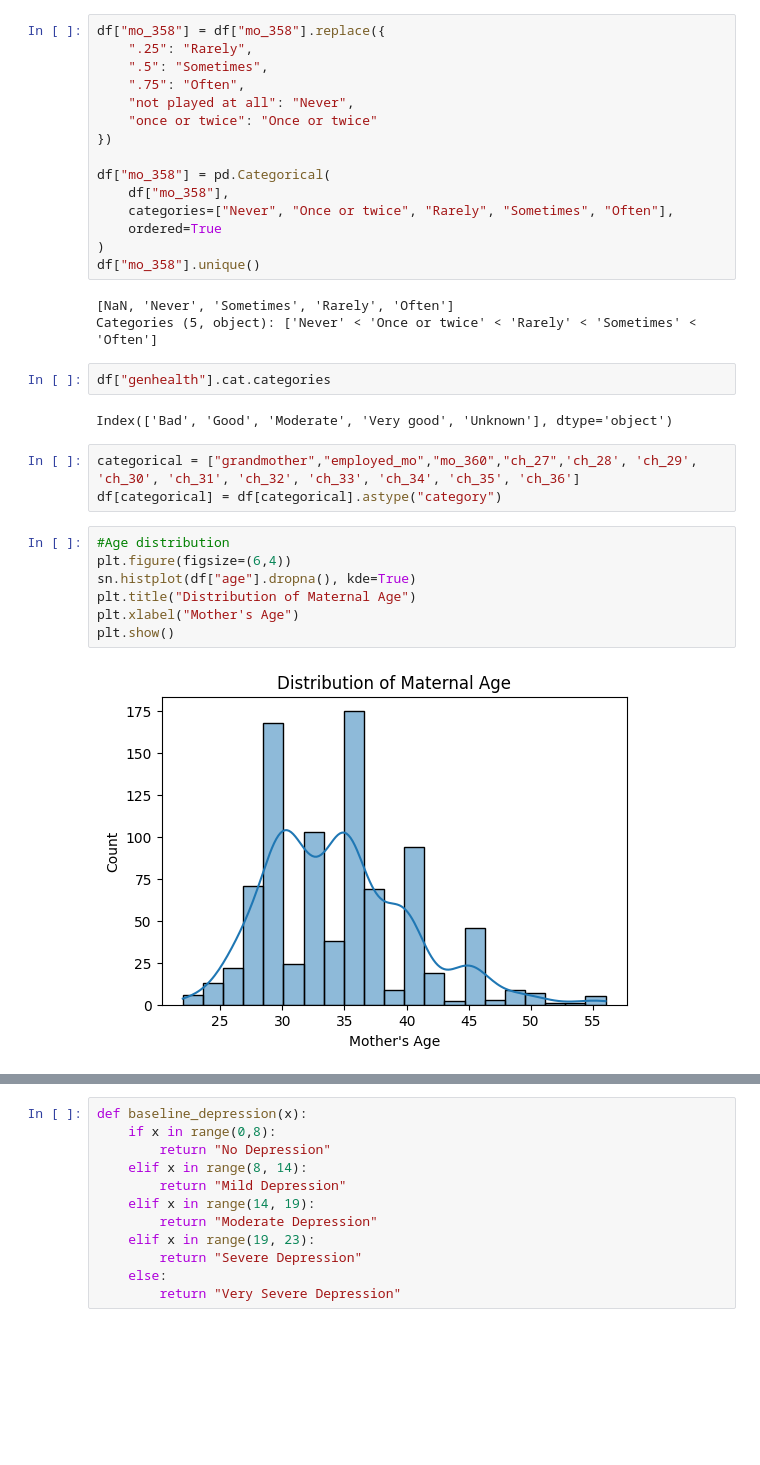
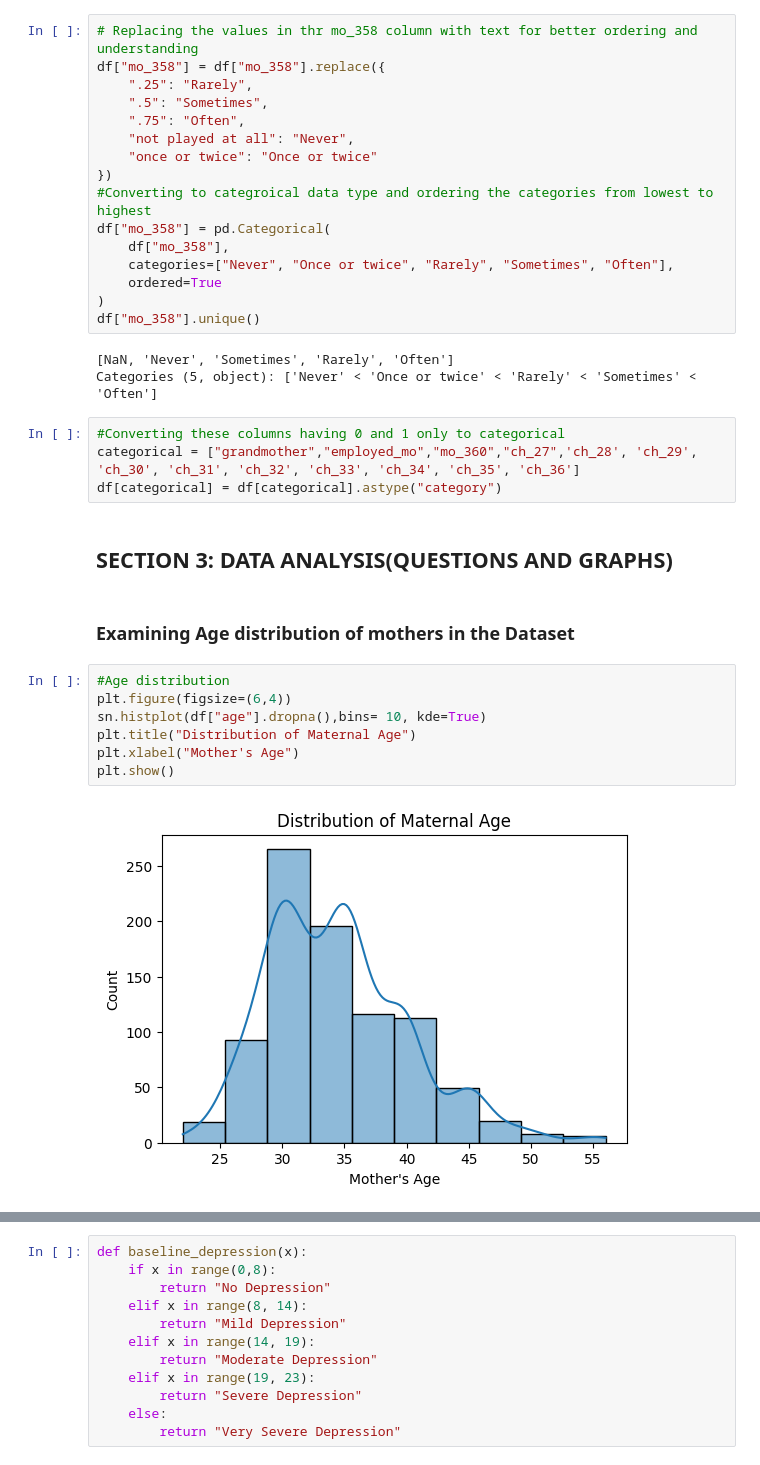
Before and after one commit to Human-Gechi/SCA-ML-AI-CHALLENGE, a Jupyter notebook: Code.ipynb, the cells around one changed output, grey strips where cells are left out. Cells and saved outputs as stored; diff of their text form; blank space fills up the shorter version.

```diff
--- a/Code.ipynb
+++ b/Code.ipynb
@@ -116,6 +146,7 @@ df["mo_358"].unique()
 array([nan, 'not played at all', '.5', '.25', 'once or twice ', '.75'],
       dtype=object)
 # %%
+# Replacing the values in thr mo_358 column with text for better ordering and understanding
 df["mo_358"] = df["mo_358"].replace({
     ".25": "Rarely",
     ".5": "Sometimes",
@@ -123,7 +154,7 @@ df["mo_358"] = df["mo_358"].replace({
     "not played at all": "Never",
     "once or twice": "Once or twice"
 })
-
+#Converting to categroical data type and ordering the categories from lowest to highest
 df["mo_358"] = pd.Categorical(
     df["mo_358"],
     categories=["Never", "Once or twice", "Rarely", "Sometimes", "Often"],
@@ -133,20 +164,21 @@ df["mo_358"].unique()
 # %% [output]
 [NaN, 'Never', 'Sometimes', 'Rarely', 'Often']
 Categories (5, object): ['Never' < 'Once or twice' < 'Rarely' < 'Sometimes' < 'Often']
-# %%
-df["genhealth"].cat.categories
-# %% [output]
-Index(['Bad', 'Good', 'Moderate', 'Very good', 'Unknown'], dtype='object')
 # %%
+#Converting these columns having 0 and 1 only to categorical
 categorical = ["grandmother","employed_mo","mo_360","ch_27",'ch_28', 'ch_29', 'ch_30', 'ch_31', 'ch_32', 'ch_33', 'ch_34', 'ch_35', 'ch_36']
 df[categorical] = df[categorical].astype("category")
+# %% [markdown]
+## **SECTION 3: DATA ANALYSIS(QUESTIONS AND GRAPHS)**
+# %% [markdown]
+### **Examining Age distribution of mothers in the Dataset**
 # %%
 #Age distribution
 plt.figure(figsize=(6,4))
-sn.histplot(df["age"].dropna(), kde=True)
+sn.histplot(df["age"].dropna(),bins= 10, kde=True)
 plt.title("Distribution of Maternal Age")
 plt.xlabel("Mother's Age")
 plt.show()
 # %% [output]
-[figure, old version]
+[figure, new version]
 # %% [markdown]
```
Also changed, not shown: parts of 56 cells of this notebook, 1 other file.
